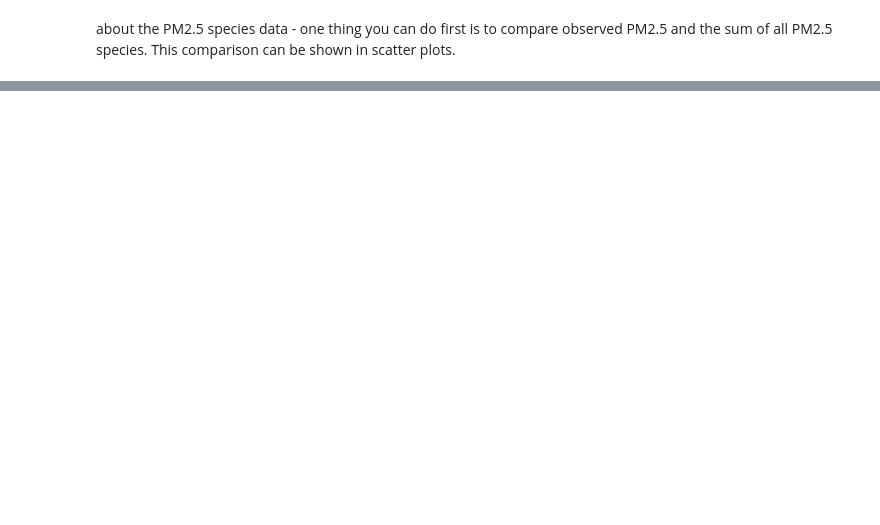
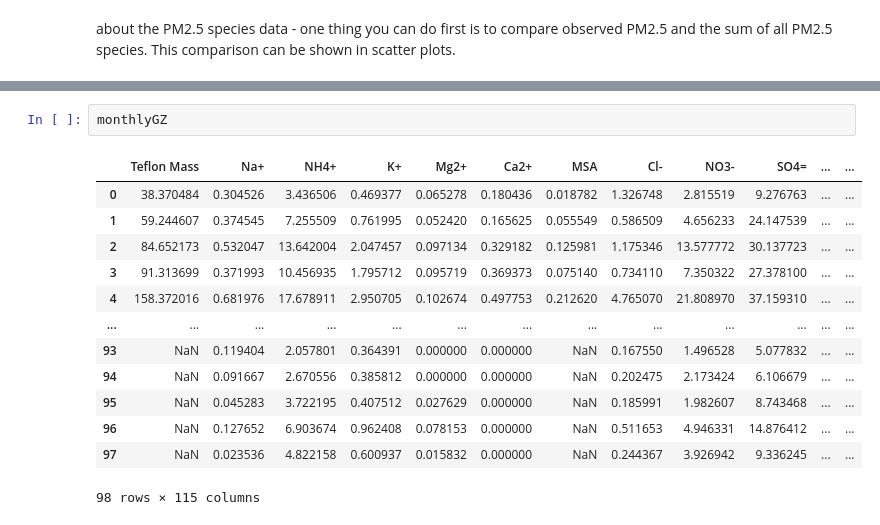
Before and after one commit to h-duan/PM, a Jupyter notebook: PM07-17.ipynb, the cells around one changed output, grey strips where cells are left out. Drawn from its saved outputs; the diff is of its cells as text; blank space fills up the shorter version.

```diff
--- a/PM07-17.ipynb
+++ b/PM07-17.ipynb
@@ -2010,0 +1983,16 @@ about the PM2.5 species data - one thing you can do first is to compare observed
+# %%
+monthlyGZ
+# %% [output]
+|  | Teflon Mass | Na+ | NH4+ | K+ | Mg2+ | Ca2+ | MSA | Cl- | NO3- | SO4= | ... | ... |
+| 0 | 38.370484 | 0.304526 | 3.436506 | 0.469377 | 0.065278 | 0.180436 | 0.018782 | 1.326748 | 2.815519 | 9.276763 | ... | ... |
+| 1 | 59.244607 | 0.374545 | 7.255509 | 0.761995 | 0.052420 | 0.165625 | 0.055549 | 0.586509 | 4.656233 | 24.147539 | ... | ... |
+| 2 | 84.652173 | 0.532047 | 13.642004 | 2.047457 | 0.097134 | 0.329182 | 0.125981 | 1.175346 | 13.577772 | 30.137723 | ... | ... |
+| 3 | 91.313699 | 0.371993 | 10.456935 | 1.795712 | 0.095719 | 0.369373 | 0.075140 | 0.734110 | 7.350322 | 27.378100 | ... | ... |
+| 4 | 158.372016 | 0.681976 | 17.678911 | 2.950705 | 0.102674 | 0.497753 | 0.212620 | 4.765070 | 21.808970 | 37.159310 | ... | ... |
+| ... | ... | ... | ... | ... | ... | ... | ... | ... | ... | ... | ... | ... |
+| 93 | NaN | 0.119404 | 2.057801 | 0.364391 | 0.000000 | 0.000000 | NaN | 0.167550 | 1.496528 | 5.077832 | ... | ... |
+| 94 | NaN | 0.091667 | 2.670556 | 0.385812 | 0.000000 | 0.000000 | NaN | 0.202475 | 2.173424 | 6.106679 | ... | ... |
+| 95 | NaN | 0.045283 | 3.722195 | 0.407512 | 0.027629 | 0.000000 | NaN | 0.185991 | 1.982607 | 8.743468 | ... | ... |
+| 96 | NaN | 0.127652 | 6.903674 | 0.962408 | 0.078153 | 0.000000 | NaN | 0.511653 | 4.946331 | 14.876412 | ... | ... |
+| 97 | NaN | 0.023536 | 4.822158 | 0.600937 | 0.015832 | 0.000000 | NaN | 0.244367 | 3.926942 | 9.336245 | ... | ... |
+98 rows × 115 columns
```
Also changed, not shown: parts of 97 cells of this notebook.
